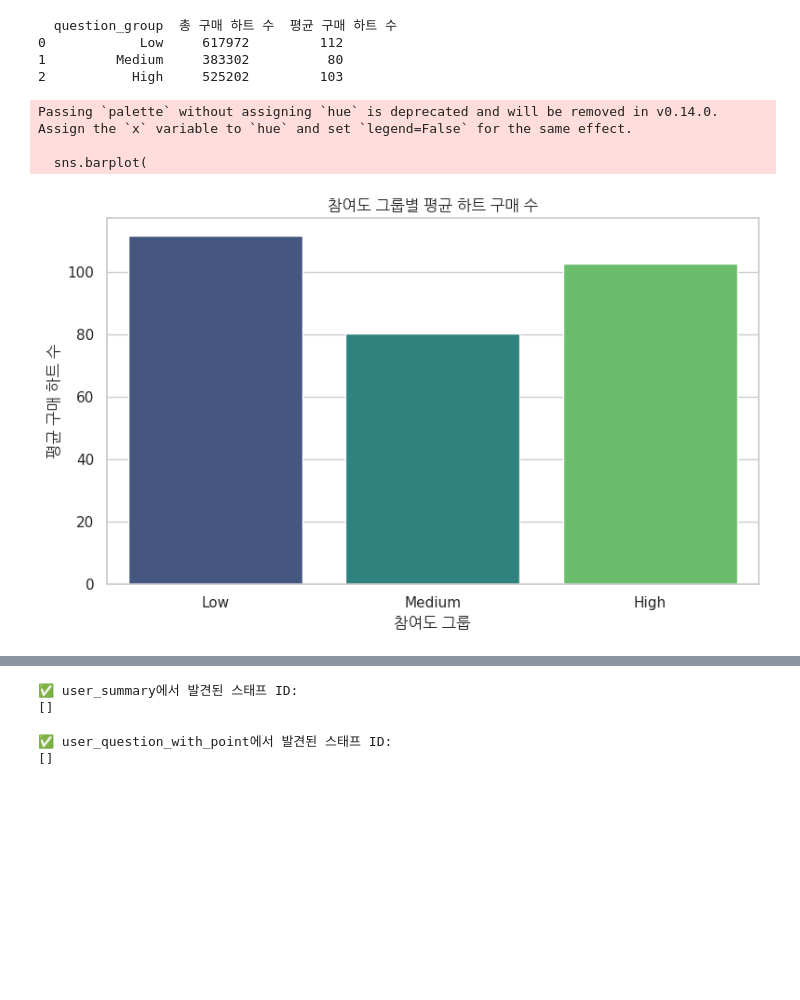
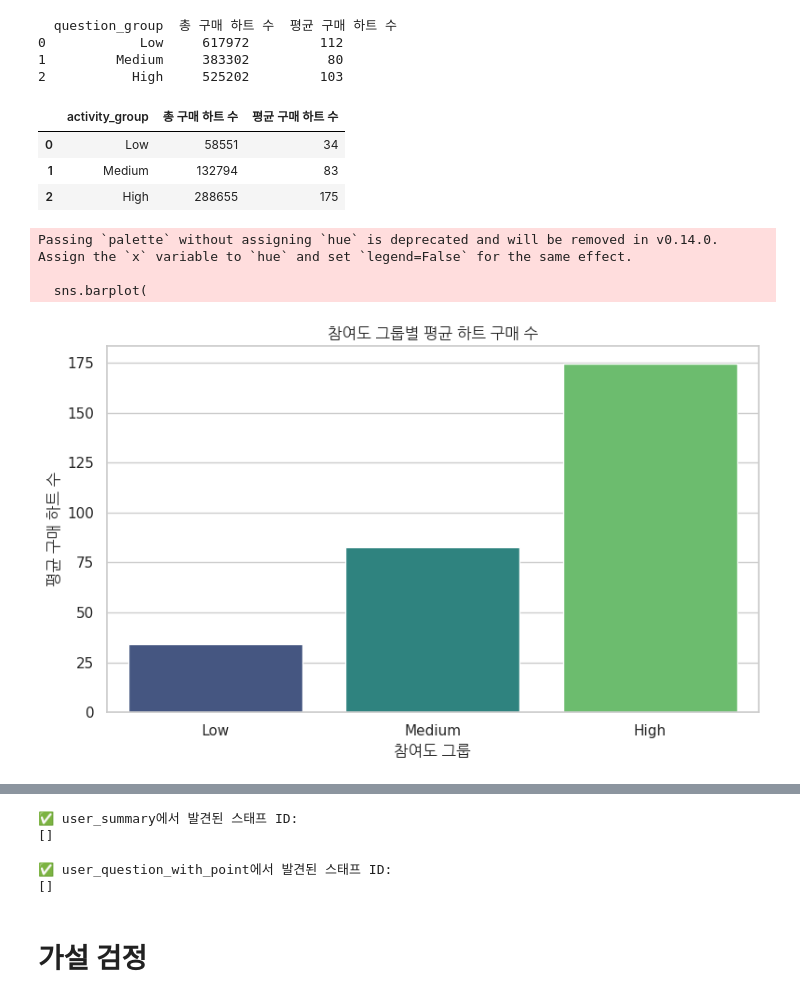
Before and after one commit to seung127/codeit_project, a Jupyter notebook: data_eda.ipynb, the cells around one changed output, grey strips where cells are left out. Cells and saved outputs as stored; diff of their text form; code cells hidden in the pictures; blank space fills up the shorter version.

```diff
--- a/data_eda.ipynb
+++ b/data_eda.ipynb
@@ -15,6 +15,12 @@ import seaborn as sns
 # 폰트 경로를 직접 지정
 font_path = '/usr/share/fonts/truetype/nanum/NanumGothic.ttf'
 fontprop = fm.FontProperties(fname=font_path)
+
+import matplotlib.pyplot as plt
+import matplotlib as mpl
+
+mpl.rc('font', family='NanumGothicCoding')  # 나눔 고딕으로 설정
+mpl.rcParams['axes.unicode_minus'] = False  # 마이너스 깨짐 방지
 # %%
 import pandas as pd
 
@@ -1784,7 +1872,7 @@ paid_user_ids = set(paymenthistory['user_id'].unique())
 
 # user_summary에 결제 여부 컬럼 추가
 user_summary['is_paid_user'] = user_summary['user_id'].apply(
-    lambda uid: '결제 유저' if uid in paid_user_ids else '비결제 유저'
+    lambda uid: '1' if uid in paid_user_ids else '0'
 )
 # 그룹별 평균 참여도
 group_stats = (
@@ -1820,7 +1908,7 @@ user_summary['activity_group'] = pd.qcut(
 # 결제 유저 구분
 paid_user_ids = set(paymenthistory['user_id'].unique())
 user_summary['is_paid_user'] = user_summary['user_id'].apply(
-    lambda x: '결제 유저' if x in paid_user_ids else '비결제 유저'
+    lambda x: '1' if x in paid_user_ids else '0'
 )
 
 # 그룹별 유저 수 확인
@@ -2223,7 +2342,7 @@ print(group_heart_summary2)
 2           High               4,915
 # %%
 # 참여도 그룹별 총합, 평균 계산
-group_heart_stats = (
+group_heart_stats2 = (
     user_question_count
     .groupby('question_group')['total_spent']
     .agg(['sum', 'mean'])
@@ -2231,34 +2350,41 @@ group_heart_stats = (
     .rename(columns={'sum': '총 구매 하트 수', 'mean': '평균 구매 하트 수'})
 )
 
-print(group_heart_stats)
+print(group_heart_stats2)
 # %% [output]
   question_group  총 구매 하트 수  평균 구매 하트 수
 0            Low     617972         112
 1         Medium     383302          80
 2           High     525202         103
+# %%
+group_heart_stats
+# %% [output]
+|  | activity_group | 총 구매 하트 수 | 평균 구매 하트 수 |
+| 0 | Low | 58551 | 34 |
+| 1 | Medium | 132794 | 83 |
+| 2 | High | 288655 | 175 |
 # %%
 import seaborn as sns
 import matplotlib.pyplot as plt
 
 # 막대그래프: 평균 구매 하트 수
 plt.figure(figsize=(8, 5))
 sns.barplot(
     data=group_heart_stats,
-    x='question_group',
+    x='activity_group',
     y='평균 구매 하트 수',
     palette='viridis'
 )
 plt.title('참여도 그룹별 평균 하트 구매 수',fontproperties=fontprop)
 plt.ylabel('평균 구매 하트 수',fontproperties=fontprop)
 plt.xlabel('참여도 그룹',fontproperties=fontprop)
 plt.tight_layout()
 plt.show()
 # %% [output]
 Passing `palette` without assigning `hue` is deprecated and will be removed in v0.14.0. Assign the `x` variable to `hue` and set `legend=False` for the same effect.
 
   sns.barplot(
-[figure, old version]
+[figure, new version]
 # %%
 # 직원인 유저만 필터링
 staff_users = user[user['is_staff'] == True]
@@ -2287,3 +2415,5 @@ print(question_matches['user_id'].unique())
 
 ✅ user_question_with_point에서 발견된 스태프 ID:
 []
+# %% [markdown]
+# 가설 검정
```
Also changed, not shown: parts of 41 cells of this notebook.
